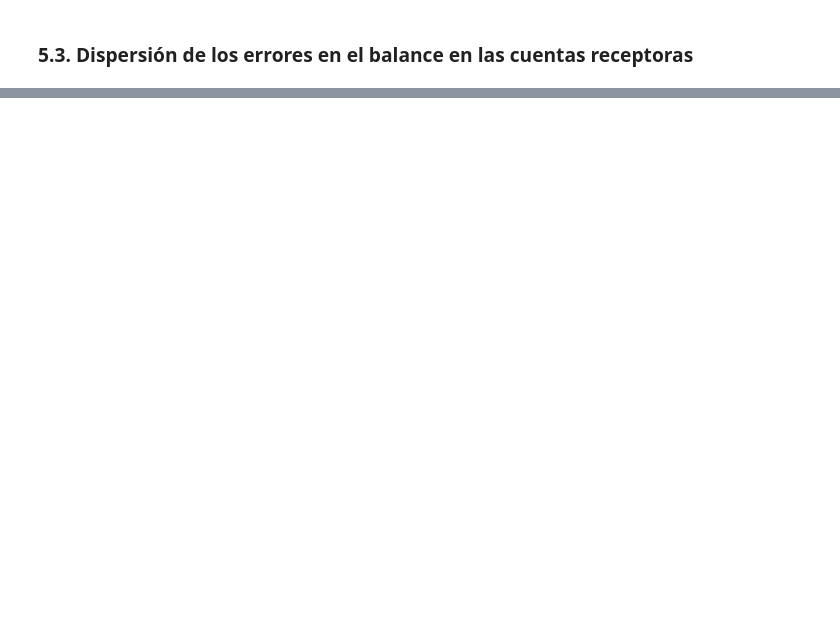
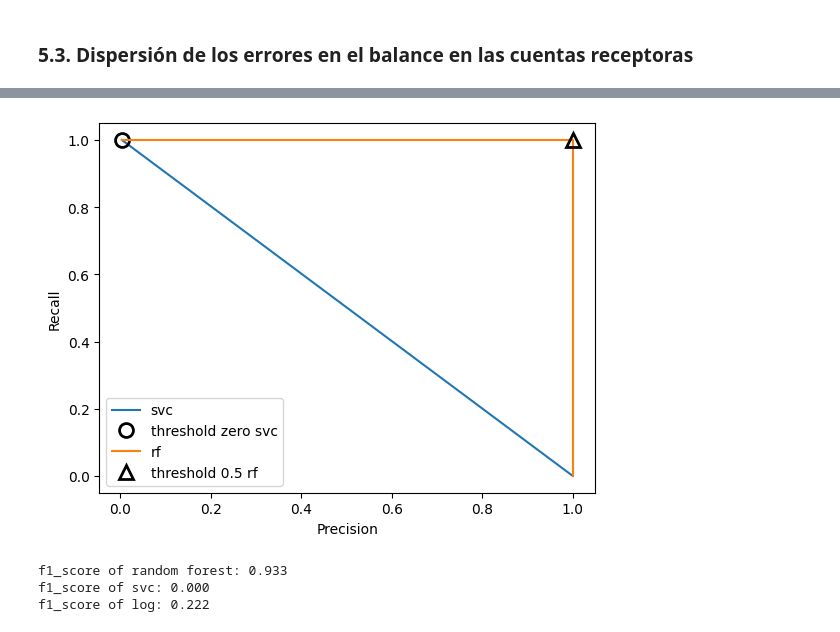
Before and after one commit to daramireh/Reporte_Fraude_Medios_Pago, a Jupyter notebook: _sources/notebooks.ipynb, the cells around one changed output, grey strips where cells are left out. Saved outputs shown, nothing was run; the diff lists cells and outputs as text; code cells hidden in the pictures; blank space fills up the shorter version.

```diff
--- a/_sources/notebooks.ipynb
+++ b/_sources/notebooks.ipynb
@@ -207,0 +471,13 @@ destination account balances', size = 18);
+# %%
+param_grid = [{'classifier': [SVC()], 'preprocessing': [StandardScaler(), None],
+               'classifier__gamma': [0.001, 0.01, 0.1, 1, 10, 100],
+               'classifier__C': [0.001, 0.01, 0.1, 1, 10, 100]},
+              {'classifier': [RandomForestClassifier(n_estimators=100)],
+               'preprocessing': [None], 'classifier__max_features': [1, 2, 3]}]
+# %%
+#X_train, X_test, y_train, y_test = train_test_split(X, Y, random_state=0)
+grid = GridSearchCV(pipe, param_grid, cv=5)
+grid.fit(X_train, y_train)
+print("Best params:\n{}\n".format(grid.best_params_))
+print("Best cross-validation score: {:.6f}".format(grid.best_score_))
+print("Test-set score: {:.6f}".format(grid.score(X_test, y_test)))
@@ -207,0 +490,5 @@ destination account balances', size = 18);
+# %%
+from sklearn.metrics import classification_report
+rf = RandomForestClassifier(n_estimators=100, random_state=22, max_features=3)
+rf.fit(X_train, y_train)
+print(classification_report(y_test, rf.predict(X_test)))
@@ -207,0 +504,25 @@ destination account balances', size = 18);
+# %%
+precision_rf, recall_rf, thresholds_rf = precision_recall_curve(y_test, rf.predict_proba(X_test)[:, 1])
+# %%
+plt.plot(precision, recall, label="svc")
+plt.plot(precision[close_zero], recall[close_zero], 'o',
+         markersize=10, label="threshold zero svc", fillstyle="none", c='k', mew=2)
+plt.plot(precision_rf, recall_rf, label="rf")
+
+close_default_rf = np.argmin(np.abs(thresholds_rf - 0.5))
+plt.plot(precision_rf[close_default_rf], recall_rf[close_default_rf], '^', c='k',
+         markersize=10, label="threshold 0.5 rf", fillstyle="none", mew=2)
+plt.xlabel("Precision")
+plt.ylabel("Recall")
+plt.legend(loc="best");
+# %% [output]
+[figure, added]
+# %%
+from sklearn.metrics import f1_score
+print("f1_score of random forest: {:.3f}".format(f1_score(y_test, rf.predict(X_test))))
+print("f1_score of svc: {:.3f}".format(f1_score(y_test, svc.predict(X_test))))
+print("f1_score of log: {:.3f}".format(f1_score(y_test, log_grid.predict(X_test))))
+# %% [output]
+f1_score of random forest: 0.933
+f1_score of svc: 0.000
+f1_score of log: 0.222
```
Also changed, not shown: parts of 68 cells of this notebook, 16 other files.
